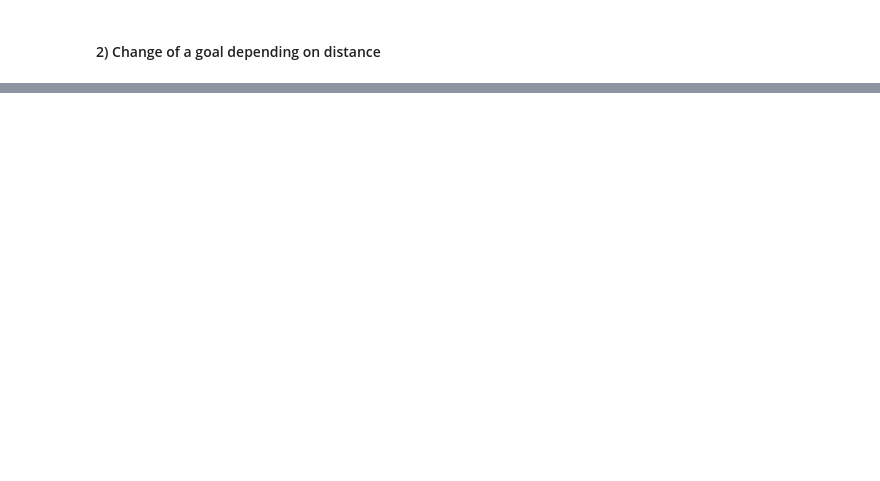
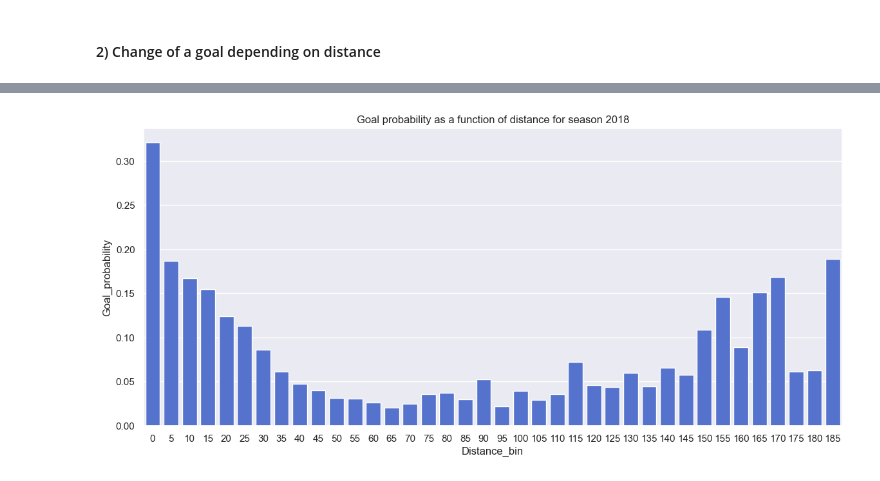
Before and after one commit to nassimwalha/IFT-6758, a Jupyter notebook: notebooks/Simple vizualisations.ipynb, the cells around one changed output, grey strips where cells are left out. Cells and saved outputs as stored; diff of their text form; code cells hidden in the pictures; blank space fills up the shorter version.

```diff
--- a/notebooks/Simple vizualisations.ipynb
+++ b/notebooks/Simple vizualisations.ipynb
@@ -61,8 +108,3 @@ WIDTH = 5
 # %%
-df['Distance_bin']=df.Distance.map(lambda x: int(np.floor(x/WIDTH)*WIDTH))
+#Creating the 'Distance_bin' representing the bin corresponding to the distance of the shot
+df['Distance_bin']=df.Distance.map(lambda x: int(np.floor(x/WIDTH)*WIDTH) if not math.isnan(x) else np.nan)
-# %%
-def calculate_probability(event_types):
-    counts = event_types.value_counts(normalize=True)
-    if 'goal' in counts:
-        return counts['goal']
-    return 0.0
@@ -89,0 +111,12 @@ df.groupby(by='Distance_bin').agg(goal_probability=pd.NamedAgg(column="Event_Typ
+# %%
+df = df.dropna(subset='Distance_bin') #We don't want NaNs
+# %%
+def generate_goal_probability_graph(season):
+    df_season = df[df.Game_ID.map(lambda id: str(id).startswith(str(season)))]
+    #Grouping by distance bin and calculating the aggregate function: Ration of goals among the group
+    groups = df_season.groupby(by='Distance_bin').agg(goal_probability=pd.NamedAgg(column="Event_Type", aggfunc= calculate_probability))
+    groups = pd.DataFrame({'Distance_bin': groups.index, 'Goal_probability': groups.goal_probability})
+    plt.figure(figsize=(14,6))
+    sns.barplot(groups, x='Distance_bin', y='Goal_probability', color='royalblue')
+    plt.title(f"Goal probability as a function of distance for season {season}")
+    plt.show()
@@ -89,0 +143,4 @@ df.groupby(by='Distance_bin').agg(goal_probability=pd.NamedAgg(column="Event_Typ
+# %%
+generate_goal_probability_graph(2018)
+# %% [output]
+[figure, added]
```
Also changed, not shown: parts of 21 cells of this notebook.
